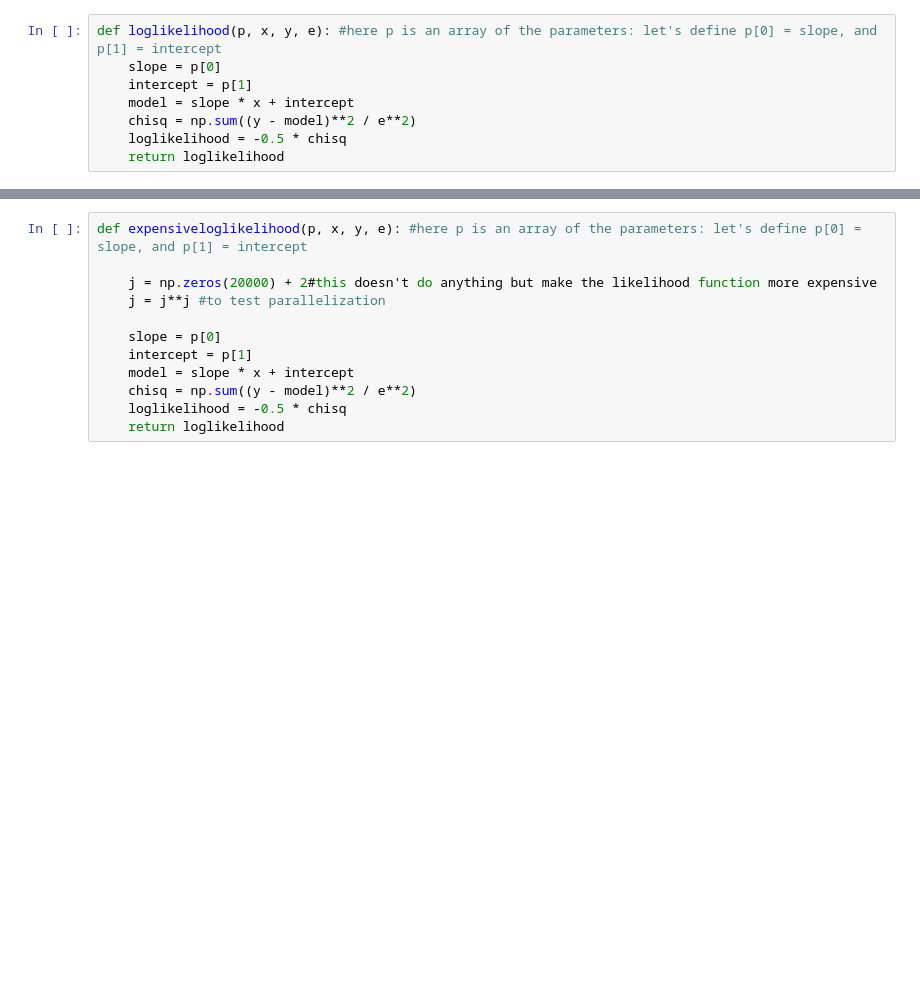
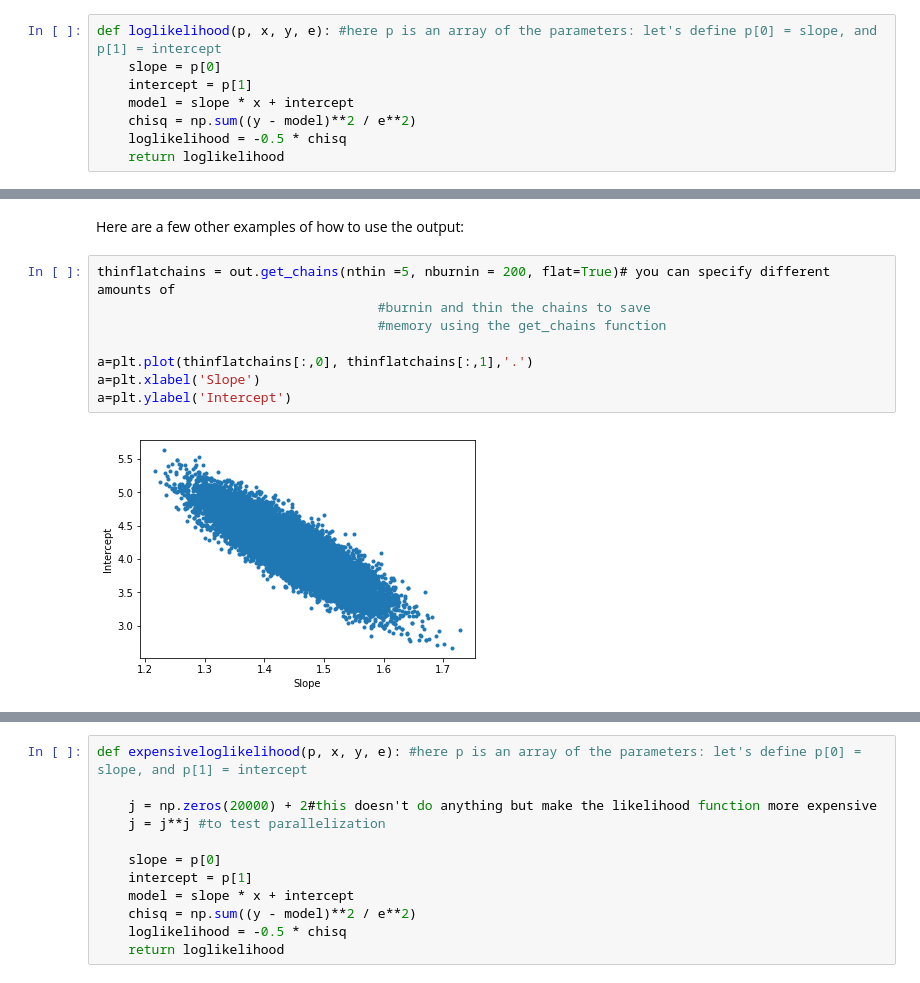
Before and after one commit to avanderburg/edmcmc, a Jupyter notebook: test_edmcmc.ipynb, the cells around one changed output, grey strips where cells are left out. Cells and saved outputs as stored; diff of their text form; blank space fills up the shorter version.

```diff
--- a/test_edmcmc.ipynb
+++ b/test_edmcmc.ipynb
@@ -44,0 +59,12 @@ plt.show()
+# %% [markdown]
+Here are a few other examples of how to use the output:
+# %%
+thinflatchains = out.get_chains(nthin =5, nburnin = 200, flat=True)# you can specify different amounts of
+                                    #burnin and thin the chains to save
+                                    #memory using the get_chains function
+
+a=plt.plot(thinflatchains[:,0], thinflatchains[:,1],'.')
+a=plt.xlabel('Slope')
+a=plt.ylabel('Intercept')
+# %% [output]
+[figure, added]
```
Also changed, not shown: parts of 16 cells of this notebook, 1 other file.
